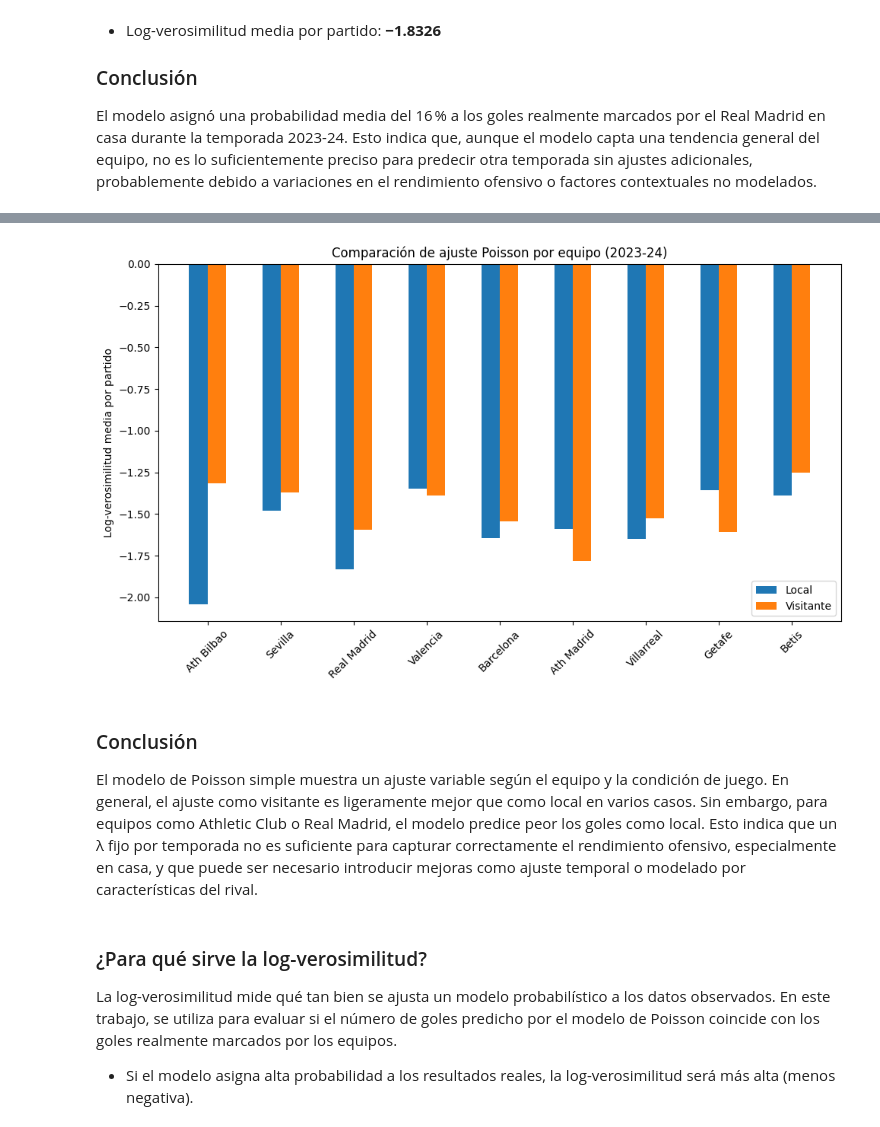
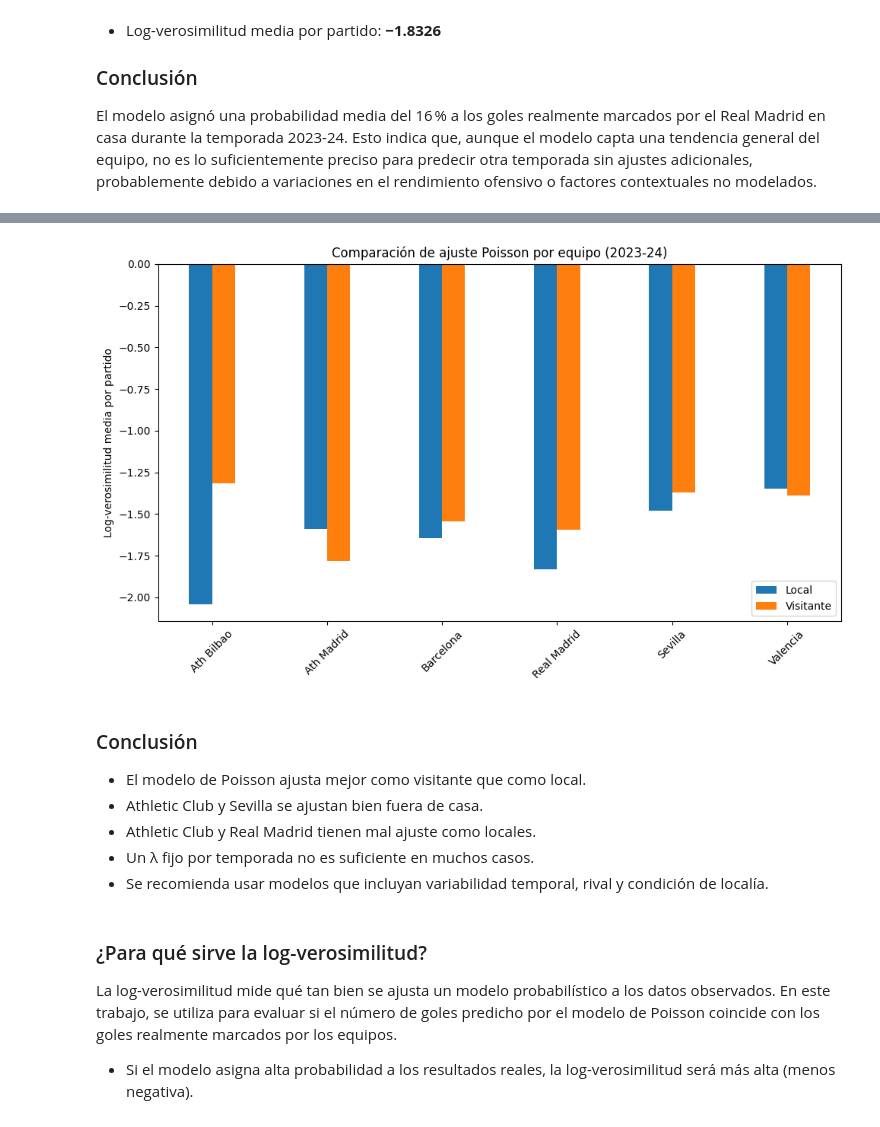
Before and after one commit to anaigs/tfg_maco_github, a Jupyter notebook: code/modelos/modelado_goles_simple.ipynb, the cells around one changed output, grey strips where cells are left out. Saved outputs shown, nothing was run; the diff lists cells and outputs as text; code cells hidden in the pictures.

```diff
--- a/code/modelos/modelado_goles_simple.ipynb
+++ b/code/modelos/modelado_goles_simple.ipynb
@@ -185,78 +214,60 @@ El gráfico compara estos valores para cada equipo. Un valor más cercano a cero
 # %%
-import pandas as pd
-import numpy as np
-from scipy.stats import poisson
-import matplotlib.pyplot as plt
-from numpy import log
-
-# Paso 1: equipos más frecuentes (como local + visitante)
-equipos_frecuentes = (
-    pd.concat([df['HomeTeam'], df['AwayTeam']])
-    .value_counts()
-    .head(10)
-    .index.tolist()
-)
+equipos_frecuentes = ['Ath Bilbao', 'Ath Madrid', 'Barcelona', 'Real Madrid', 'Sevilla', 'Valencia']
 
 # Diccionarios para almacenar resultados
 loglik_home = {}
 loglik_away = {}
 
-# Paso 2: calcular para cada equipo
 for equipo in equipos_frecuentes:
-    # Filtrar partidos por temporada
     home_22_23 = df[(df['Season'] == '2022-23') & (df['HomeTeam'] == equipo)]
     home_23_24 = df[(df['Season'] == '2023-24') & (df['HomeTeam'] == equipo)]
-
     away_22_23 = df[(df['Season'] == '2022-23') & (df['AwayTeam'] == equipo)]
     away_23_24 = df[(df['Season'] == '2023-24') & (df['AwayTeam'] == equipo)]
 
-    # Evitar errores si no hay datos suficientes
     if len(home_22_23) == 0 or len(home_23_24) == 0 or len(away_22_23) == 0 or len(away_23_24) == 0:
         continue
 
-    # λ estimado
     lambda_home = home_22_23['FTHG'].mean()
     lambda_away = away_22_23['FTAG'].mean()
 
-    # Log-verosimilitud home
     home_23_24 = home_23_24.copy()
     home_23_24['PoissonProb'] = poisson.pmf(home_23_24['FTHG'], mu=lambda_home)
     loglik_home[equipo] = home_23_24['PoissonProb'].apply(lambda p: log(p) if p > 0 else 0).mean()
 
-    # Log-verosimilitud away
     away_23_24 = away_23_24.copy()
     away_23_24['PoissonProb'] = poisson.pmf(away_23_24['FTAG'], mu=lambda_away)
     loglik_away[equipo] = away_23_24['PoissonProb'].apply(lambda p: log(p) if p > 0 else 0).mean()
 # %%
-# Crear dataframe para graficar
+# Crear gráfico
 df_loglik = pd.DataFrame({
     'Equipo': list(loglik_home.keys()),
     'LogLik_Local': [loglik_home[k] for k in loglik_home.keys()],
-    'LogLik_Visitante': [loglik_away[k] for k in loglik_home.keys()]  # claves coinciden
+    'LogLik_Visitante': [loglik_away[k] for k in loglik_home.keys()]
 })
 
-# Gráfico de barras comparativo
 x = np.arange(len(df_loglik['Equipo']))
-width = 0.25
+width = 0.2
 
 fig, ax = plt.subplots(figsize=(10, 6))
-bars1 = ax.bar(x - width/2, df_loglik['LogLik_Local'], width, label='Local')
-bars2 = ax.bar(x + width/2, df_loglik['LogLik_Visitante'], width, label='Visitante')
-
+ax.bar(x - width/2, df_loglik['LogLik_Local'], width, label='Local')
+ax.bar(x + width/2, df_loglik['LogLik_Visitante'], width, label='Visitante')
 ax.set_ylabel('Log-verosimilitud media por partido')
 ax.set_title('Comparación de ajuste Poisson por equipo (2023-24)')
 ax.set_xticks(x)
 ax.set_xticklabels(df_loglik['Equipo'], rotation=45)
 ax.legend()
-
 plt.tight_layout()
 plt.show()
 # %% [output]
-[figure, old version]
+[figure, new version]
 # %% [markdown]
 ### Conclusión
 
-El modelo de Poisson simple muestra un ajuste variable según el equipo y la condición de juego. En general, el ajuste como visitante es ligeramente mejor que como local en varios casos. Sin embargo, para equipos como Athletic Club o Real Madrid, el modelo predice peor los goles como local. Esto indica que un λ fijo por temporada no es suficiente para capturar correctamente el rendimiento ofensivo, especialmente en casa, y que puede ser necesario introducir mejoras como ajuste temporal o modelado por características del rival.
+- El modelo de Poisson ajusta mejor como visitante que como local.
+- Athletic Club y Sevilla se ajustan bien fuera de casa.
+- Athletic Club y Real Madrid tienen mal ajuste como locales.
+- Un λ fijo por temporada no es suficiente en muchos casos.
+- Se recomienda usar modelos que incluyan variabilidad temporal, rival y condición de localía.
 # %% [markdown]
 ### ¿Para qué sirve la log-verosimilitud?
 
```
Also changed, not shown: parts of 8 cells of this notebook.
